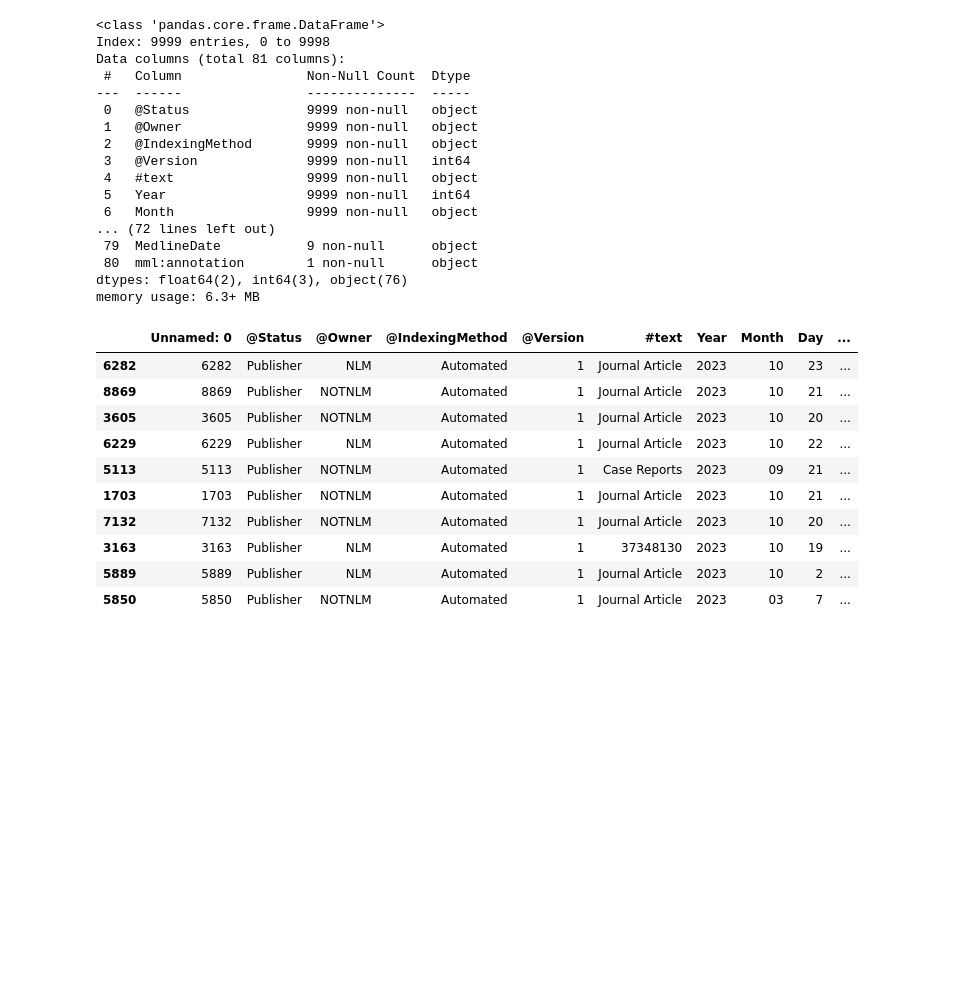
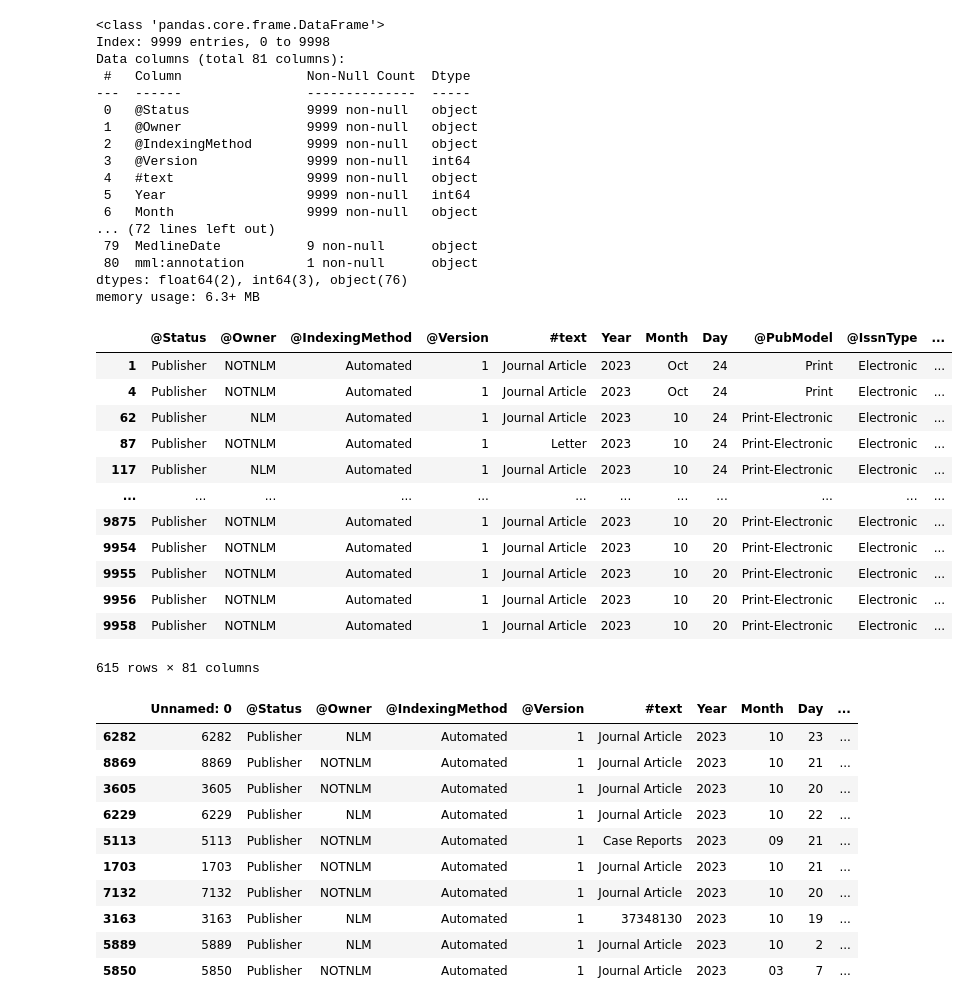
Before and after one commit to josemanuelgonzalezfornell/ncbi_proyect, a Jupyter notebook: src/notebooks/notebook.ipynb, the cells around one changed output. Cells and saved outputs as stored; diff of their text form; code cells hidden in the pictures; blank space fills up the shorter version.

```diff
--- a/src/notebooks/notebook.ipynb
+++ b/src/notebooks/notebook.ipynb
@@ -101,6 +123,22 @@ Data columns (total 81 columns):
  80  mml:annotation        1 non-null      object
 dtypes: float64(2), int64(3), object(76)
 memory usage: 6.3+ MB
+# %%
+df[df["ArticleTitle"].isna() ==True]
+# %% [output]
+|  | @Status | @Owner | @IndexingMethod | @Version | #text | Year | Month | Day | @PubModel | @IssnType | ... |
+| 1 | Publisher | NOTNLM | Automated | 1 | Journal Article | 2023 | Oct | 24 | Print | Electronic | ... |
+| 4 | Publisher | NOTNLM | Automated | 1 | Journal Article | 2023 | Oct | 24 | Print | Electronic | ... |
+| 62 | Publisher | NLM | Automated | 1 | Journal Article | 2023 | 10 | 24 | Print-Electronic | Electronic | ... |
+| 87 | Publisher | NOTNLM | Automated | 1 | Letter | 2023 | 10 | 24 | Print-Electronic | Electronic | ... |
+| 117 | Publisher | NLM | Automated | 1 | Journal Article | 2023 | 10 | 24 | Print-Electronic | Electronic | ... |
+| ... | ... | ... | ... | ... | ... | ... | ... | ... | ... | ... | ... |
+| 9875 | Publisher | NOTNLM | Automated | 1 | Journal Article | 2023 | 10 | 20 | Print-Electronic | Electronic | ... |
+| 9954 | Publisher | NOTNLM | Automated | 1 | Journal Article | 2023 | 10 | 20 | Print-Electronic | Electronic | ... |
+| 9955 | Publisher | NOTNLM | Automated | 1 | Journal Article | 2023 | 10 | 20 | Print-Electronic | Electronic | ... |
+| 9956 | Publisher | NOTNLM | Automated | 1 | Journal Article | 2023 | 10 | 20 | Print-Electronic | Electronic | ... |
+| 9958 | Publisher | NOTNLM | Automated | 1 | Journal Article | 2023 | 10 | 20 | Print-Electronic | Electronic | ... |
+615 rows × 81 columns
 # %%
 pd.set_option("display.max_columns", None)
 df.sample(10)
```
Also changed, not shown: parts of 6 cells of this notebook, 4 other files.
